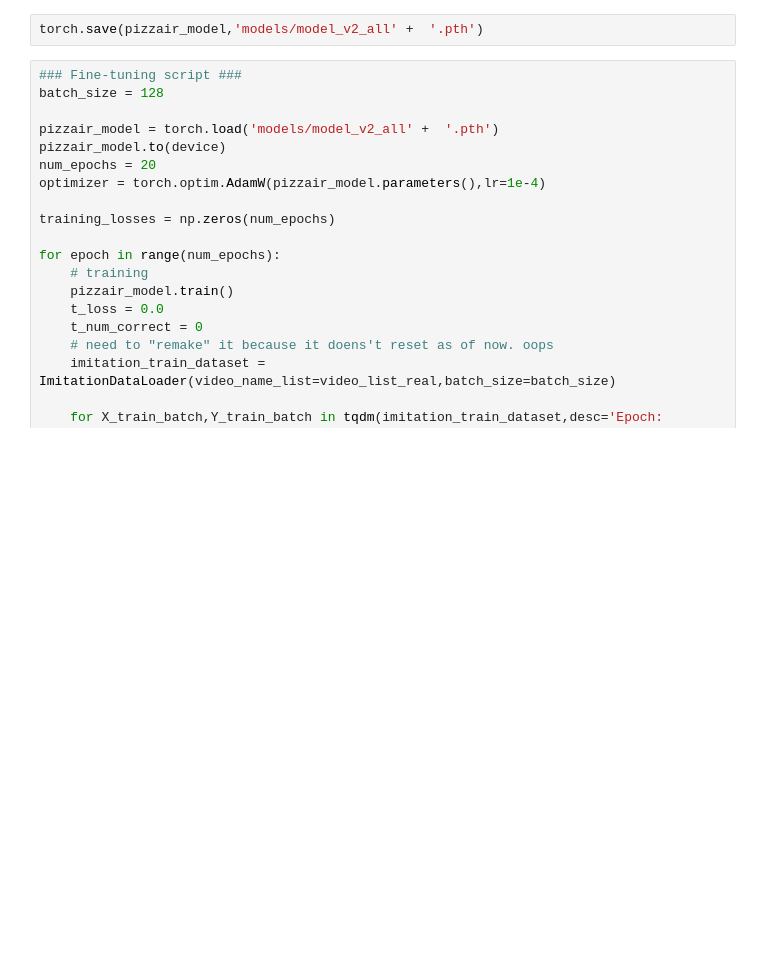
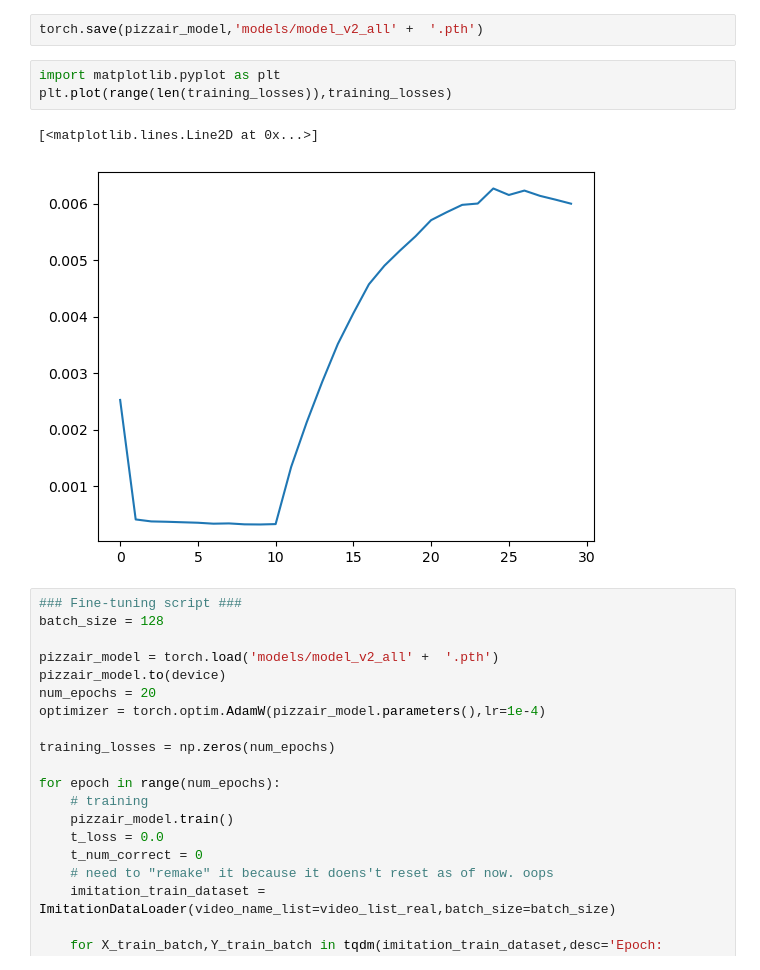
Before and after one commit to ujalil101/Pizzair, a Jupyter notebook: drone_control/training_notebook.ipynb, the cells around one changed output. Cells and saved outputs as stored; diff of their text form; blank space fills up the shorter version.

```diff
--- a/drone_control/training_notebook.ipynb
+++ b/drone_control/training_notebook.ipynb
@@ -76,5 +80,11 @@ torch.save(pizzair_model,'models/model_v2_mix' +  '.pth')
 # %%
 torch.save(pizzair_model,'models/model_v2_all' +  '.pth')
+# %%
+import matplotlib.pyplot as plt
+plt.plot(range(len(training_losses)),training_losses)
+# %% [output]
+[<matplotlib.lines.Line2D at 0x...>]
+[figure, added]
 # %%
 ### Fine-tuning script ###
 batch_size = 128
```
Also changed, not shown: parts of 3 cells of this notebook, 10 other files.
